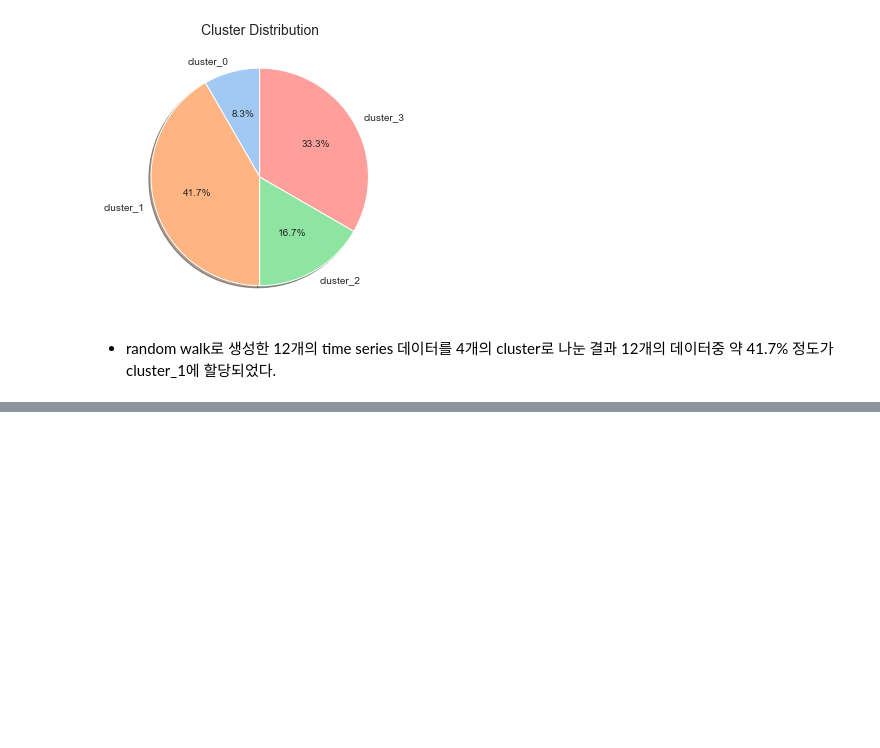
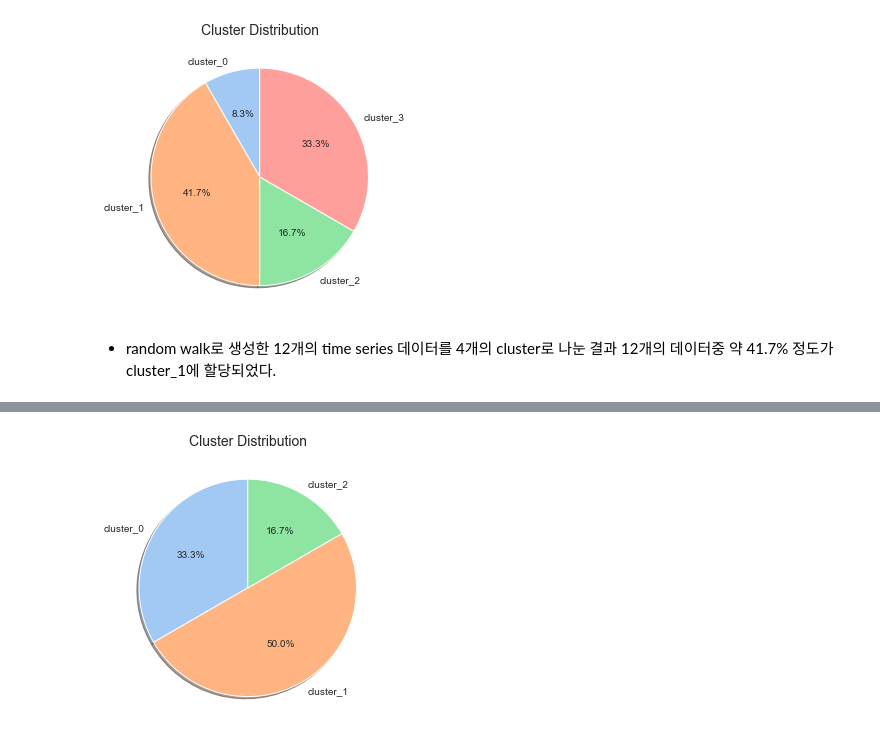
Before and after one commit to 0001010/Learn-Growth, a Jupyter notebook: Time Series/DTW/TimeSeriesKmeans(with.dtw).ipynb, the cells around one changed output, grey strips where cells are left out. Cells and saved outputs as stored; diff of their text form; code cells hidden in the pictures; blank space fills up the shorter version.

```diff
--- a/Time Series/DTW/TimeSeriesKmeans(with.dtw).ipynb
+++ b/Time Series/DTW/TimeSeriesKmeans(with.dtw).ipynb
@@ -117,0 +167,19 @@ plt.show()
+# %%
+labels = []
+sizes = []
+
+for i in range(3):
+    labels.append('cluster_'+str(i))
+    sizes.append(collections.Counter(t_data)[i])
+
+f, ax = plt.subplots(figsize = (10,5))
+plt.pie(sizes,
+        labels = labels,
+        shadow = True,
+        startangle = 90,
+        autopct = '%1.1f%%')
+
+plt.title('Cluster Distribution', fontsize = 14)
+plt.show()
+# %% [output]
+[figure, added]
```
Also changed, not shown: parts of 10 cells of this notebook.
